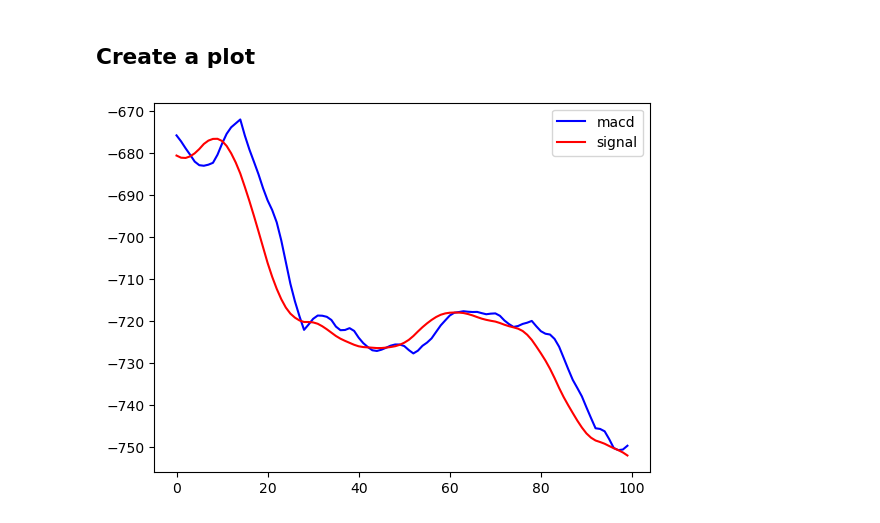
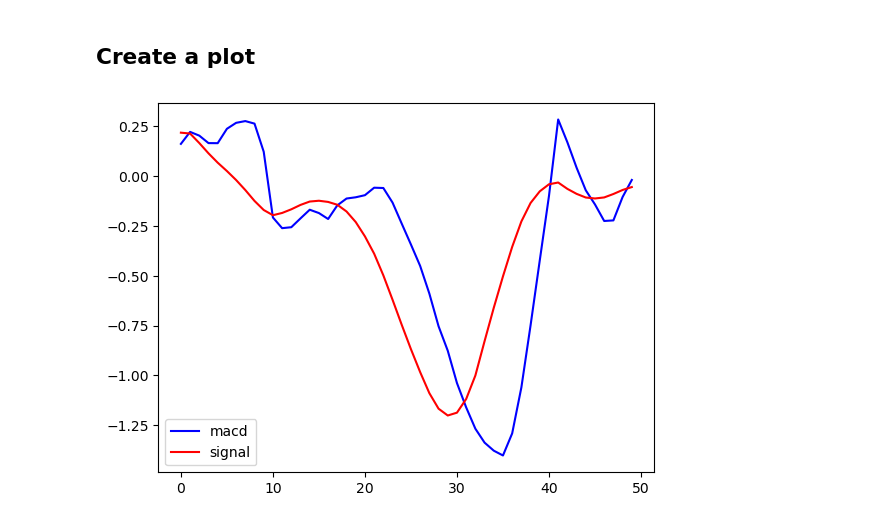
Before and after one commit to mikitomi21/Stock_price_analysis, a Jupyter notebook: Main.ipynb, the cells around one changed output. Cells and saved outputs as stored; diff of their text form; code cells hidden in the pictures.

Commit message:
Extend visualization of player

```diff
--- a/Main.ipynb
+++ b/Main.ipynb
@@ -26,7 +26,7 @@ intel_value.iloc[:10]
 | 991 | 2021-12-08 | 50.5637 | 50.8607 | 49.4218 | 49.7744 | 3.861767e+07 | 50.16905 |
 | 990 | 2021-12-07 | 52.5740 | 52.9002 | 50.2170 | 50.5637 | 9.537231e+07 | 51.56885 |
 # %%
-SIZE_OF_CHART=100
+SIZE_OF_CHART=50
 # %%
 values = intel_value.iloc[:SIZE_OF_CHART]
 x = values['Data']
@@ -55,7 +55,8 @@ print(macd(intel_value[2:]))
 # %%
 ema12 = ema(intel_value['Srednia'], 12)
 ema26 = ema(intel_value['Srednia'], 26)
-
-macd = ema12-ema26
-print(macd)
+print(ema12)
+print(ema26)
+macd_value = ema12-ema26
+print(macd_value)
 # %% [output]
@@ -74,2 +77,4 @@ print(macd(intel_value))
+# %%
+x = np.arange(0,SIZE_OF_CHART)
 # %%
 values = intel_value
@@ -88,9 +97,9 @@ for i in range(SIZE_OF_CHART):
 # %% [markdown]
 ## Create a plot
 # %%
-plt.plot(x1,y1, 'b', label="macd")
-plt.plot(x2,y2, 'r', label="signal")
+plt.plot(x,y1, 'b', label="macd")
+plt.plot(x,y2, 'r', label="signal")
 plt.legend()
 plt.show()
 # %% [output]
-[figure, old version]
+[figure, new version]
```
Also changed, not shown: parts of 10 cells of this notebook, 3 other files.
